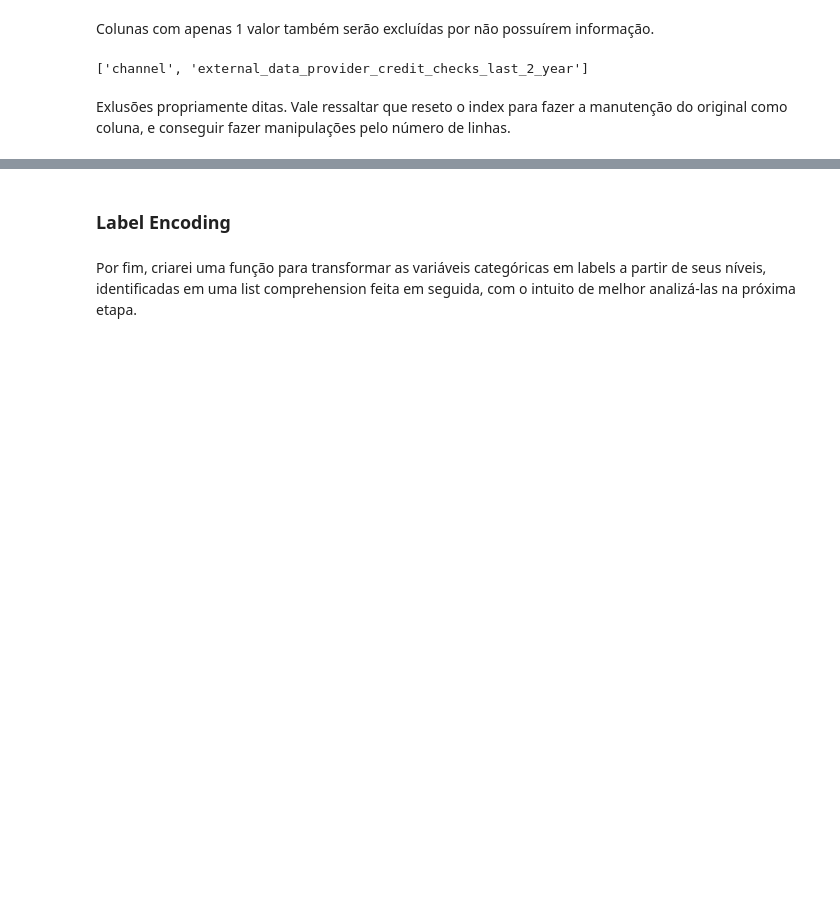
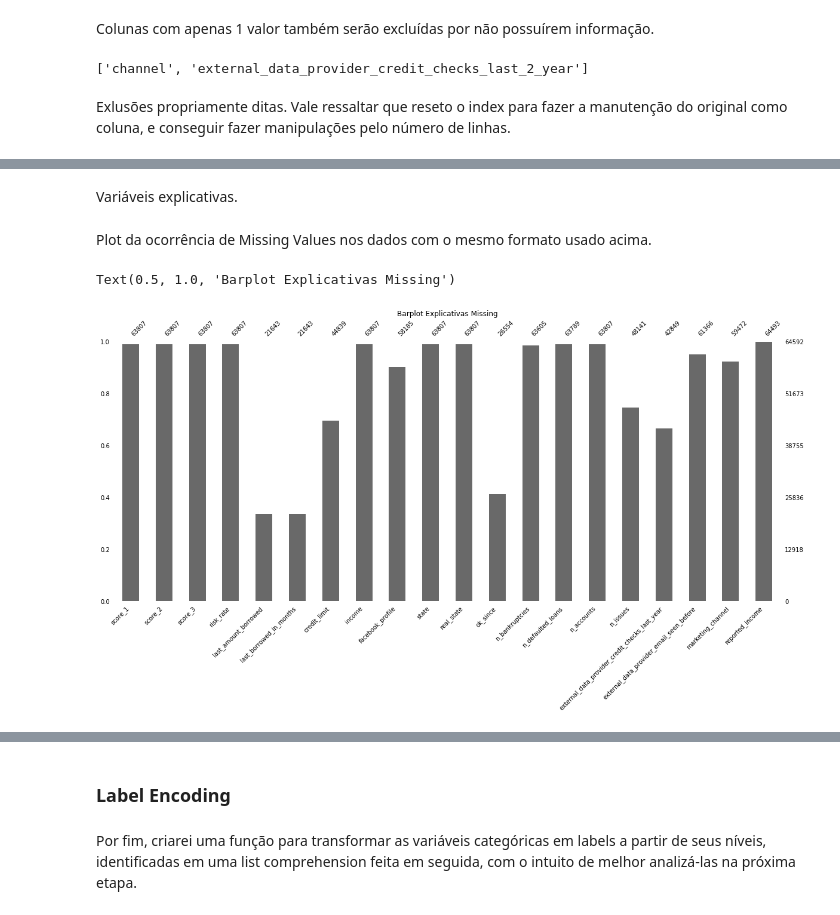
Before and after one commit to bicudorafa/-Development-Udacity_DataChallenge_Nubank, a Jupyter notebook: Case_Nubank.ipynb, the cells around one changed output, grey strips where cells are left out. Saved outputs shown, nothing was run; the diff lists cells and outputs as text; code cells hidden in the pictures; blank space fills up the shorter version.

```diff
--- a/Case_Nubank.ipynb
+++ b/Case_Nubank.ipynb
@@ -205,0 +241,18 @@ combo_X.reset_index(inplace=True)
+# %% [markdown]
+Variáveis explicativas.
+# %%
+# Colunas com missing values
+missingValueColumns = combo_X.columns[combo_X.isnull().any()].tolist()
+# DF das variáveis com NaN
+combo_X_null = combo_X[missingValueColumns]
+# %% [markdown]
+Plot da ocorrência de Missing Values nos dados com o mesmo formato usado acima.
+# %%
+msno.bar(
+    combo_X_null,figsize=(20,8),fontsize=10,labels=True # parâmetros estéticos
+);
+# Título
+plt.title('Barplot Explicativas Missing')
+# %% [output]
+Text(0.5, 1.0, 'Barplot Explicativas Missing')
+[figure, added]
```
Also changed, not shown: parts of 50 cells of this notebook.
